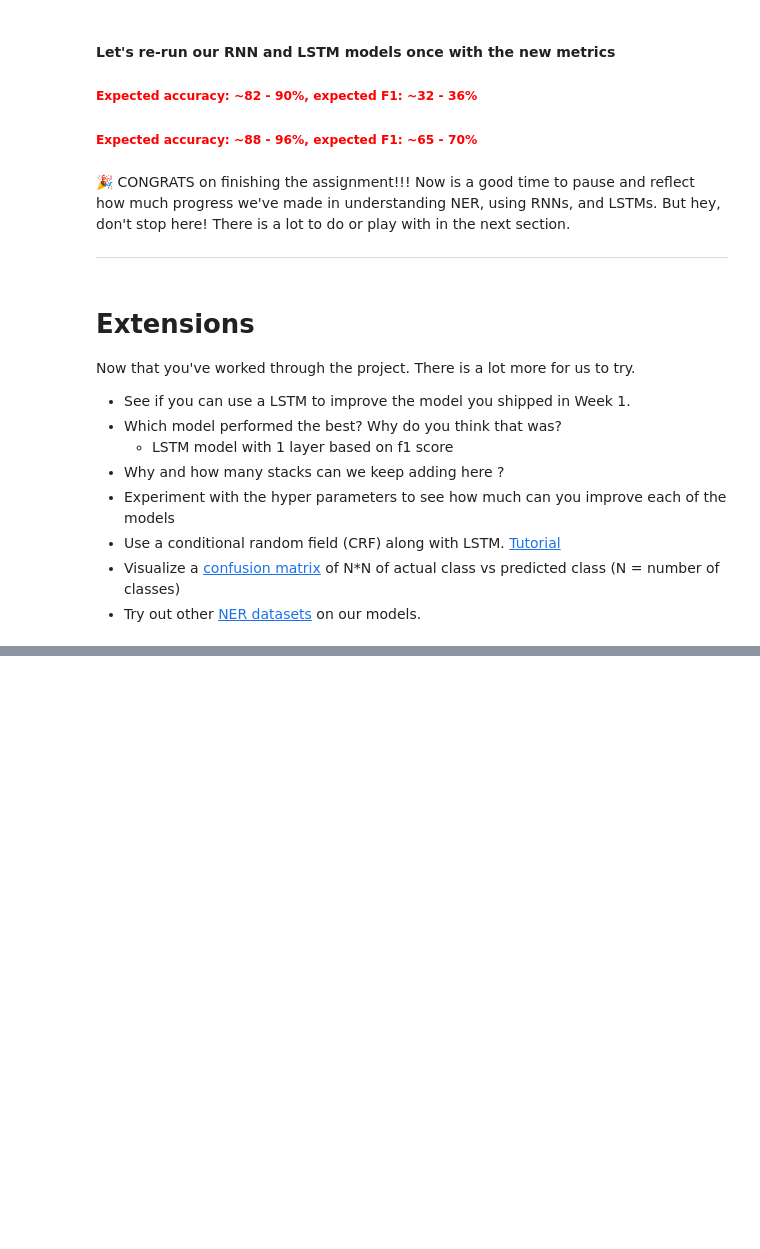
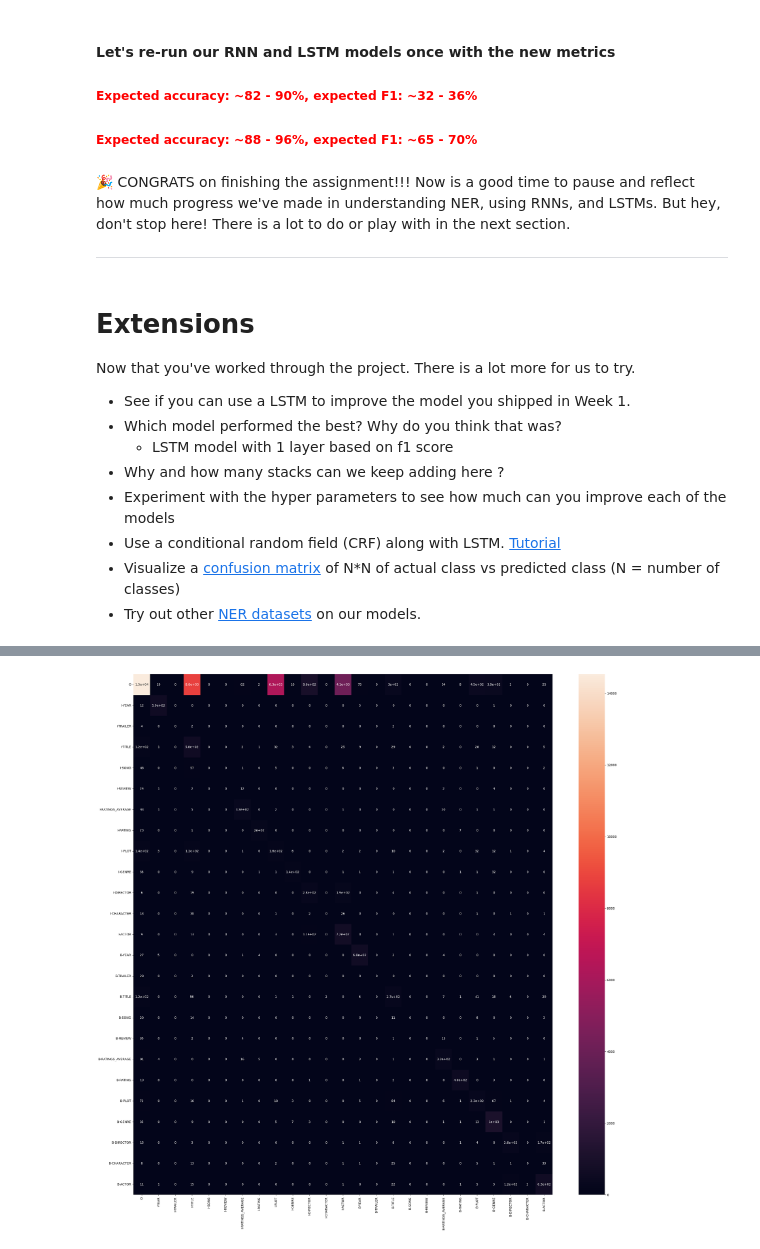
Before and after one commit to vm-mishchenko/2302-nlp-course, a Jupyter notebook: src/week2/NLP_Week_2_Project.ipynb, the cells around one changed output, grey strips where cells are left out. Drawn from its saved outputs; the diff is of its cells as text; code cells hidden in the pictures; blank space fills up the shorter version.

Commit message:
add confusion matrix

```diff
--- a/src/week2/NLP_Week_2_Project.ipynb
+++ b/src/week2/NLP_Week_2_Project.ipynb
@@ -469,6 +491,8 @@ def trainer(model, params, skip_training=False):
       print(token['token'], token['prediction'], token['label_id'])
 
     print("Mask: ", output[0]['mask'][i])
+
+  return output
 # %% [markdown]
 # Models
 
@@ -1098,0 +1047,10 @@ Now that you've worked through the project. There is a lot more for us to try.
+# %%
+# Render confusion Matrix for Best Model ()
+
+# train model  for Confusion Matrix
+modelForConfusionMatrix = NERModelLSTM(HParamsLSTMS4)
+outputForConfusionMatrix = trainer(
+  model=NamedEntityRecognizerWithF1(modelForConfusionMatrix, HParamsLSTMS4),
+  params=HParamsLSTMS4)
+
+# build matrix
@@ -1098,0 +1099,28 @@ Now that you've worked through the project. There is a lot more for us to try.
+# %%
+from torchmetrics.functional.classification import multiclass_confusion_matrix
+import matplotlib.pyplot as plt
+import seaborn as sns
+
+num_classes = len(label_encoder.classes_)
+class_names = label_encoder.classes_
+
+true_labels = []
+predicted_labels = []
+for o in outputForConfusionMatrix:
+  for b, batch in enumerate(o['label_ids']):
+    for t, token_label_id in enumerate(o['label_ids'][b]):
+      true_labels.append(token_label_id)
+      predicted_label_id = o['predictions'][b][t]
+      predicted_labels.append(predicted_label_id)
+true_labels = torch.Tensor(true_labels)
+predicted_labels = torch.Tensor(predicted_labels)
+
+cm = multiclass_confusion_matrix(predicted_labels, true_labels, num_classes=num_classes)
+
+# render
+fig, ax = plt.subplots(figsize=(30, 30))
+# https://seaborn.pydata.org/generated/seaborn.heatmap.html
+sns.heatmap(cm, annot=True, xticklabels=class_names, yticklabels=class_names)
+plt.show()
+# %% [output]
+[figure, added]
```
Also changed, not shown: parts of 5 cells of this notebook.
